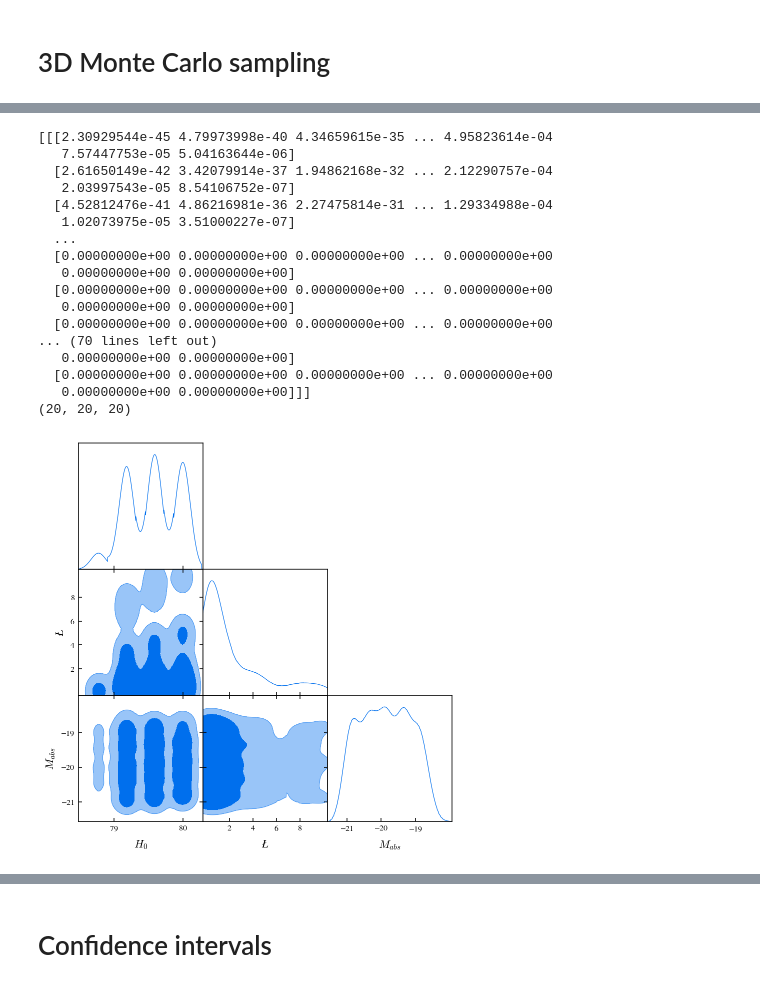
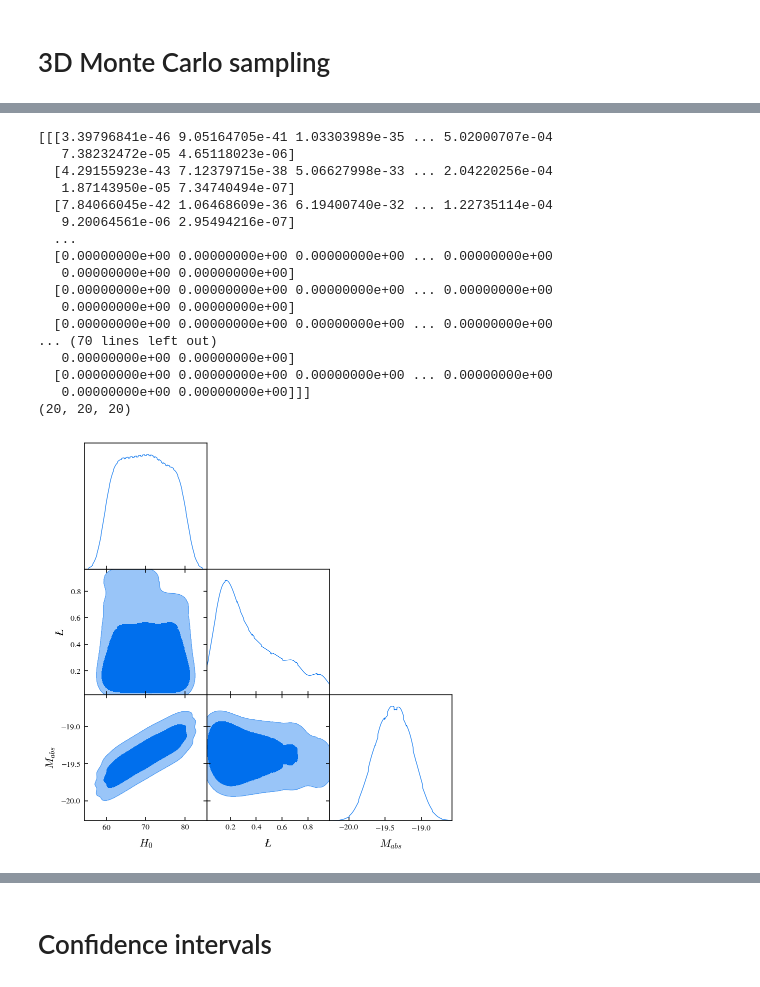
Before and after one commit to matiasleize/GC_MCMC, a Jupyter notebook: notebooks/age_of_the_universe/final stuff/PG model/plot_age_of_universe_0.90_heatmap_load_diff_datasets.ipynb, the cells around one changed output, grey strips where cells are left out. Cells and saved outputs as stored; diff of their text form; code cells hidden in the pictures.

```diff
--- a/notebooks/age_of_the_universe/final stuff/PG model/plot_age_of_universe_0.90_heatmap_load_diff_datasets.ipynb
+++ b/notebooks/age_of_the_universe/final stuff/PG model/plot_age_of_universe_0.90_heatmap_load_diff_datasets.ipynb
@@ -38,7 +38,8 @@ import sys, os
 import os
 import git
 path_git = git.Repo('.', search_parent_directories=True).working_tree_dir
-path_data = os.path.join(os.path.dirname(path_git), 'GILA-output', 'paper', 'ULTIMA COSA', 'PG')
+path_data = os.path.join(os.path.dirname(path_git), 'GILA-output', 'paper')
+#path_data = os.path.join(os.path.dirname(path_git), 'GILA-output', 'paper', 'ULTIMA COSA', 'PG')
 path_figures = os.path.join(path_git, 'notebooks', 'figures')
 
 os.chdir(os.path.join(path_git, 'fr_mcmc', 'utils'))
@@ -198,0 +213,16 @@ print(masked_data_with_aou_1_sigma)
+# %%
+print('CC')
+masked_data_with_aou_CC = np.where(matrix_gila_aou_CC >= aou_threshold, matrix_gila_chi2_CC, np.nan)
+masked_data_with_1_sigma = np.where(matrix_gila_chi2_CC/dof_CC <= chi2_th_CC, matrix_gila_chi2_CC, np.nan)
+masked_data_with_aou_1_sigma = np.where(matrix_gila_chi2_CC/dof_CC <= chi2_th_CC, masked_data_with_aou_CC, np.nan)
+print(masked_data_with_aou_CC)
+print(masked_data_with_1_sigma)
+print(masked_data_with_aou_1_sigma)
+
+print('PPS')
+masked_data_with_aou_PPS = np.where(matrix_gila_aou_PPS >= aou_threshold, matrix_gila_chi2_PPS, np.nan)
+masked_data_with_1_sigma = np.where(matrix_gila_chi2_PPS/dof_PPS <= chi2_th_PPS, matrix_gila_chi2_PPS, np.nan)
+masked_data_with_aou_1_sigma = np.where(matrix_gila_chi2_PPS/dof_PPS <= chi2_th_PPS, masked_data_with_aou_PPS, np.nan)
+print(masked_data_with_aou_PPS)
+print(masked_data_with_1_sigma)
+print(masked_data_with_aou_1_sigma)
@@ -206,13 +352,9 @@ import getdist.plots as gdplt
 x_vals = H0_values
 y_vals = L_bar_values
 z_vals = Mabs_values
-#matrix_gila_chi2 = np.load(os.path.join(path_data, 'matrix_gila_chi2.npy'))
 
-#aux = matrix_gila_chi2.copy()/np.nanmin(matrix_gila_chi2)
-#aux[np.isnan(matrix_gila_chi2)]=np.inf
-
-aux = masked_data_with_aou.copy()/np.nanmin(masked_data_with_aou)
-aux[np.isnan(masked_data_with_aou)]=np.inf
+aux = masked_data_with_aou_PPS.copy()/np.nanmin(masked_data_with_aou_PPS)
+aux[np.isnan(masked_data_with_aou_PPS)] = np.inf
 
 p3d = np.exp(-aux/2)
 
@@ -226,42 +368,39 @@ grid_points = np.array(np.meshgrid(x_vals, y_vals, z_vals, indexing='ij')).resha
 
 # Sample points from the distribution
 num_samples = int(1e5)  # Number of samples you want
 sample_indices = np.random.choice(len(flattened_probs), size=num_samples, p=flattened_probs)
 samples = grid_points[sample_indices]
-
-samples_1 = samples.copy()
-
-
+samples_PPS = samples.copy()
 
 # Convert to GetDist format
 gd_samples = getdist.mcsamples.MCSamples(samples=samples, names=['x', 'y', 'z'],
                                          labels=[r'H_0', r'\L', r'M_{abs}'],
                                          settings={'mult_bias_correction_order':0,
                                                    'smooth_scale_2D':0.3,
                                                    'smooth_scale_1D':0.3}
                                          )
 
 # Plot using GetDist
 g = gdplt.get_subplot_plotter()
 g.triangle_plot([gd_samples], filled=True)
-g.export(path_data+'triangle_gila_plot_{0}_r={1}_s={2}.pdf'.format(model, r, s))
+g.export(path_data+'triangle_gila_plot_PPS_{0}_r={1}_s={2}.pdf'.format(model, r, s))
 plt.show()
 # %% [output]
-[[[2.30929544e-45 4.79973998e-40 4.34659615e-35 ... 4.95823614e-04
-   7.57447753e-05 5.04163644e-06]
-  [2.61650149e-42 3.42079914e-37 1.94862168e-32 ... 2.12290757e-04
-   2.03997543e-05 8.54106752e-07]
-  [4.52812476e-41 4.86216981e-36 2.27475814e-31 ... 1.29334988e-04
-   1.02073975e-05 3.51000227e-07]
+[[[3.39796841e-46 9.05164705e-41 1.03303989e-35 ... 5.02000707e-04
+   7.38232472e-05 4.65118023e-06]
+  [4.29155923e-43 7.12379715e-38 5.06627998e-33 ... 2.04220256e-04
+   1.87143950e-05 7.34740494e-07]
+  [7.84066045e-42 1.06468609e-36 6.19400740e-32 ... 1.22735114e-04
+   9.20064561e-06 2.95494216e-07]
   ...
   [0.00000000e+00 0.00000000e+00 0.00000000e+00 ... 0.00000000e+00
    0.00000000e+00 0.00000000e+00]
   [0.00000000e+00 0.00000000e+00 0.00000000e+00 ... 0.00000000e+00
    0.00000000e+00 0.00000000e+00]
   [0.00000000e+00 0.00000000e+00 0.00000000e+00 ... 0.00000000e+00
 ... (70 lines left out)
    0.00000000e+00 0.00000000e+00]
   [0.00000000e+00 0.00000000e+00 0.00000000e+00 ... 0.00000000e+00
    0.00000000e+00 0.00000000e+00]]]
 (20, 20, 20)
-[figure, old version]
+[figure, new version]
```
Also changed, not shown: parts of 15 cells of this notebook, 3 other files.
